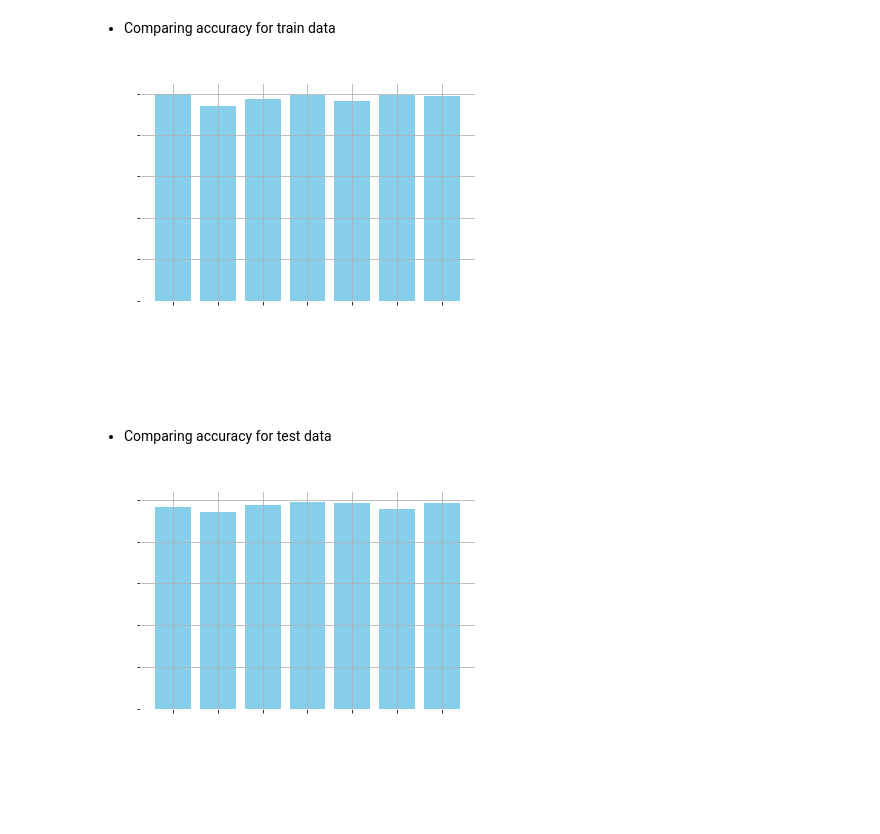
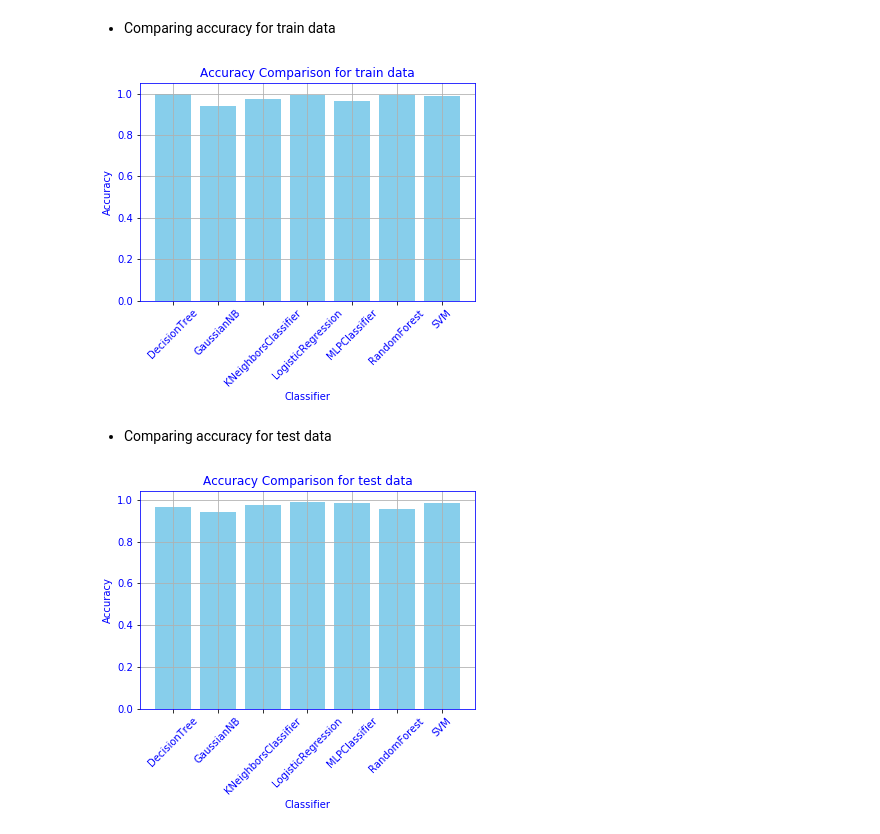
Before and after one commit to Zahra910/Machine-Learning, a Jupyter notebook: learningML/MLProjects/cancerProject.ipynb, the cells around one changed output. Drawn from its saved outputs; the diff is of its cells as text; code cells hidden in the pictures.

Commit message:
Change color

```diff
--- a/learningML/MLProjects/cancerProject.ipynb
+++ b/learningML/MLProjects/cancerProject.ipynb
@@ -191,28 +191,28 @@ acc train: 0.9643652561247216 - acc test: 0.9833333333333333 - percision: 0.9866
 # %%
 import matplotlib.pylab as plt
 
 acc = [acc_train_dt, acc_train_gnb, acc_train_knn, acc_train_mlp, acc_train_rf, acc_test_lr, acc_train_svm]
 title = ["DecisionTree", "GaussianNB", "KNeighborsClassifier", "MLPClassifier", "RandomForest", "LogisticRegression", "SVM"]
 
 plt.bar(title, acc, color='skyblue')
 plt.grid()
 
-plt.xlabel("Classifier", color='white')
-plt.ylabel("Accuracy", color='white')
-plt.title("Accuracy Comparison for train data", color='white')
+plt.xlabel("Classifier", color='blue')
+plt.ylabel("Accuracy", color='blue')
+plt.title("Accuracy Comparison for train data", color='blue')
 
-plt.xticks(color='white', rotation=45)
-plt.yticks(color='white')
+plt.xticks(color='blue', rotation=45)
+plt.yticks(color='blue')
 
 ax = plt.gca()
-ax.spines['bottom'].set_color('white')
-ax.spines['top'].set_color('white')
-ax.spines['right'].set_color('white')
-ax.spines['left'].set_color('white')
+ax.spines['bottom'].set_color('blue')
+ax.spines['top'].set_color('blue')
+ax.spines['right'].set_color('blue')
+ax.spines['left'].set_color('blue')
 
 plt.show()
 # %% [output]
-[figure, old version]
+[figure, new version]
 # %% [markdown]
 - Comparing accuracy for test data
 # %%
@@ -224,19 +224,19 @@ title = ["DecisionTree", "GaussianNB", "KNeighborsClassifier", "MLPClassifier",
 plt.bar(title, acc, color='skyblue')
 plt.grid()
 
-plt.xlabel("Classifier", color='white')
-plt.ylabel("Accuracy", color='white')
-plt.title("Accuracy Comparison for test data", color='white')
+plt.xlabel("Classifier", color='blue')
+plt.ylabel("Accuracy", color='blue')
+plt.title("Accuracy Comparison for test data", color='blue')
 
-plt.xticks(color='white', rotation=45)
-plt.yticks(color='white')
+plt.xticks(color='blue', rotation=45)
+plt.yticks(color='blue')
 
 ax = plt.gca()
-ax.spines['bottom'].set_color('white')
-ax.spines['top'].set_color('white')
-ax.spines['right'].set_color('white')
-ax.spines['left'].set_color('white')
+ax.spines['bottom'].set_color('blue')
+ax.spines['top'].set_color('blue')
+ax.spines['right'].set_color('blue')
+ax.spines['left'].set_color('blue')
 
 plt.show()
 # %% [output]
-[figure, old version]
+[figure, new version]
```
